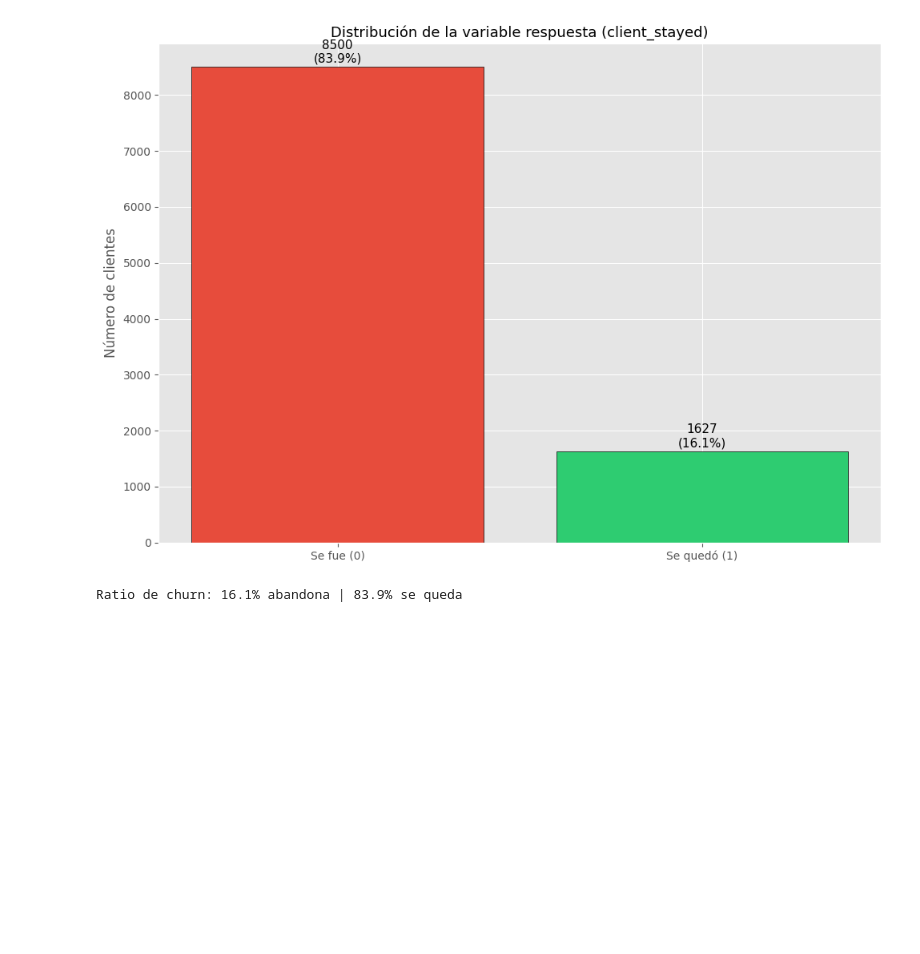
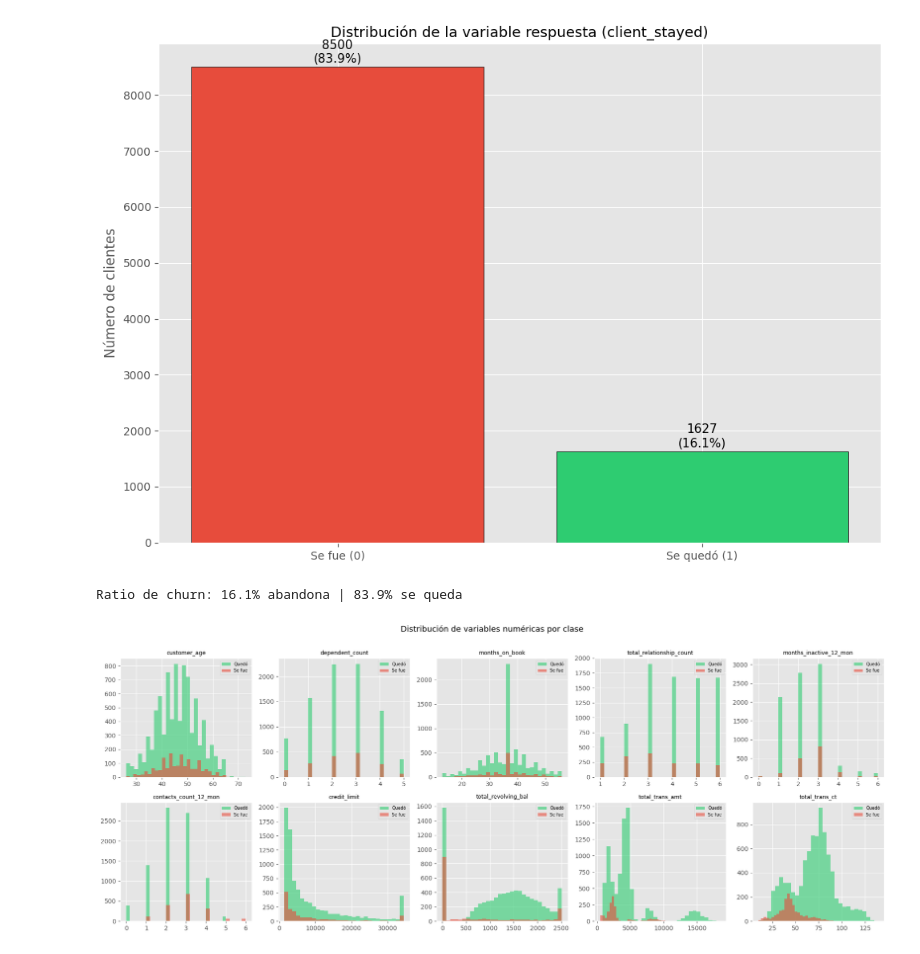
Before and after one commit to bielng/Data-Lab, a Jupyter notebook: trial_05.ipynb, the cells around one changed output. Drawn from its saved outputs; the diff is of its cells as text; code cells hidden in the pictures; blank space fills up the shorter version.

Commit message:
distrubutions for numericals variables

```diff
--- a/trial_05.ipynb
+++ b/trial_05.ipynb
@@ -77,3 +77,22 @@ print(f"Ratio de churn: {counts[0]/len(df)*100:.1f}% abandona | {counts[1]/len(d
 # %% [output]
 [figure]
 Ratio de churn: 16.1% abandona | 83.9% se queda
+# %%
+num_cols = ['customer_age','dependent_count','months_on_book','total_relationship_count',
+            'months_inactive_12_mon','contacts_count_12_mon','credit_limit',
+            'total_revolving_bal','total_trans_amt','total_trans_ct']
+
+fig, axes = plt.subplots(2, 5, figsize=(18, 7))
+axes = axes.flatten()
+
+for i, col in enumerate(num_cols):
+    axes[i].hist(df[df['client_stayed']==1][col], bins=30, alpha=0.6, color='#2ecc71', label='Quedó')
+    axes[i].hist(df[df['client_stayed']==0][col], bins=30, alpha=0.6, color='#e74c3c', label='Se fue')
+    axes[i].set_title(col, fontsize=9)
+    axes[i].legend(fontsize=7)
+
+plt.suptitle('Distribución de variables numéricas por clase', fontsize=13, y=1.01)
+plt.tight_layout()
+plt.show()
+# %% [output]
+[figure, added]
```
